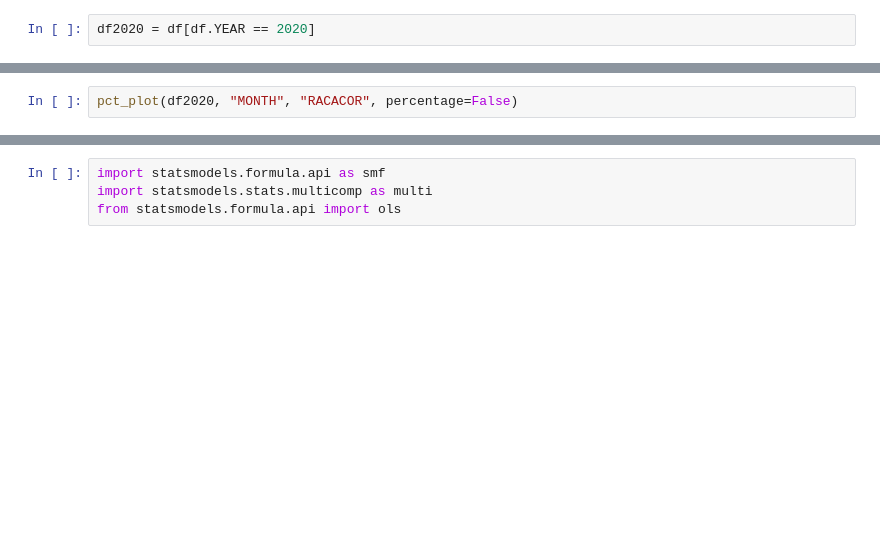
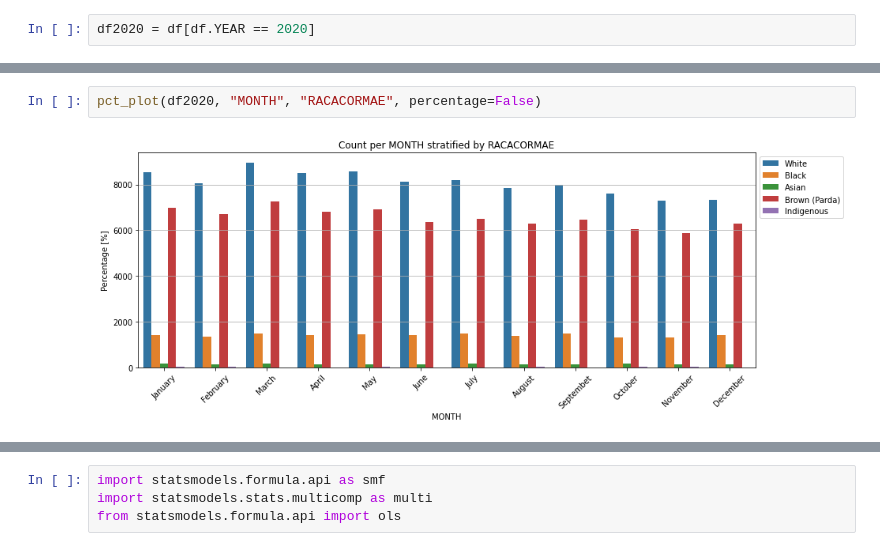
Before and after one commit to Kotzly/DS4H_Course, a Jupyter notebook: notebooks/DS4H_full.ipynb, the cells around one changed output, grey strips where cells are left out. Drawn from its saved outputs; the diff is of its cells as text; blank space fills up the shorter version.

```diff
--- a/notebooks/DS4H_full.ipynb
+++ b/notebooks/DS4H_full.ipynb
@@ -139,3 +350,5 @@ pct_plot(df2020, "MONTH", "PARTO", percentage=True)
 # %%
-pct_plot(df2020, "MONTH", "RACACOR", percentage=False)
+pct_plot(df2020, "MONTH", "RACACORMAE", percentage=False)
+# %% [output]
+[figure, added]
 # %%
```
Also changed, not shown: parts of 29 cells of this notebook.
